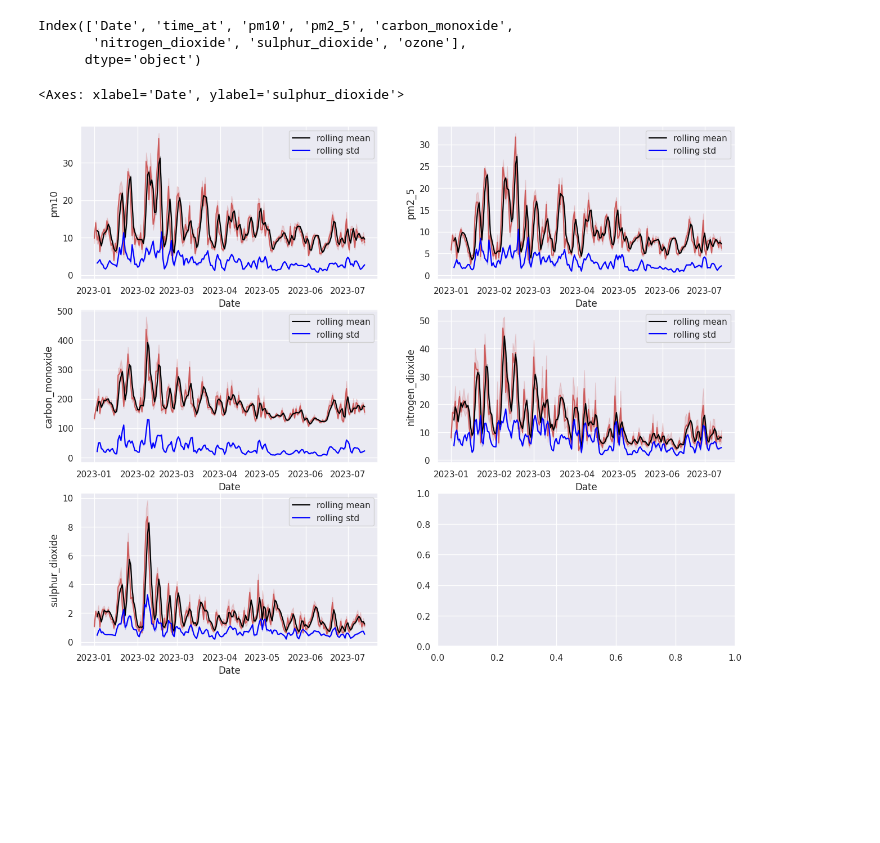
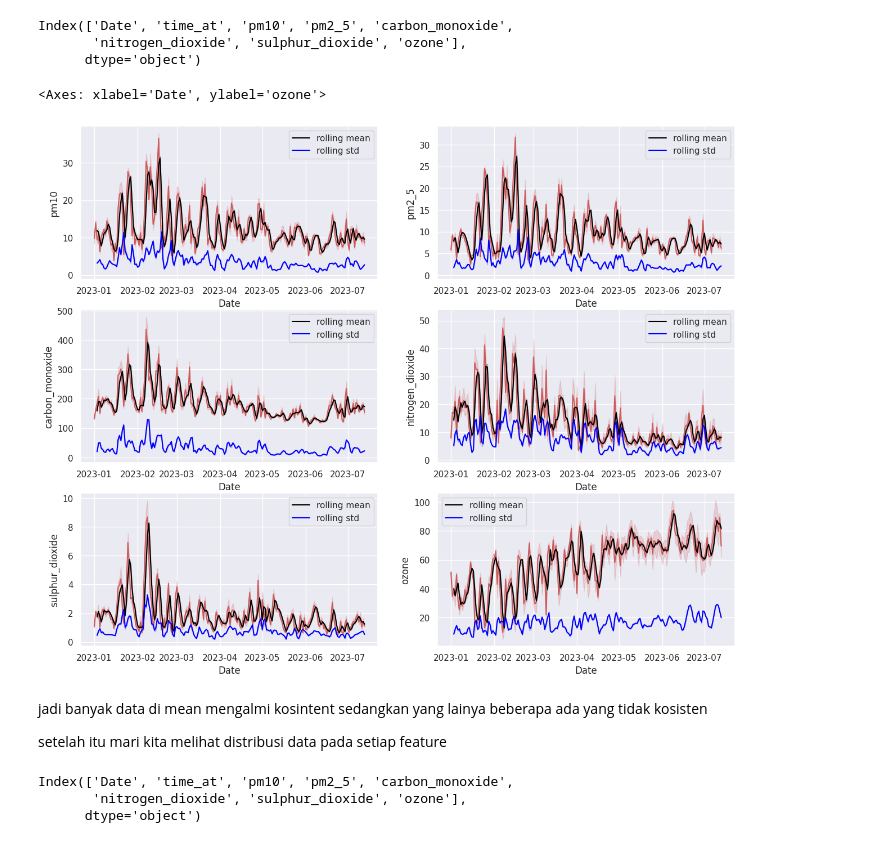
Before and after one commit to kayabaakihiko13/Scrapping_And_Analitic_OpenMeto, a Jupyter notebook: jupyter/eda.ipynb, the cells around one changed output. Saved outputs shown, nothing was run; the diff lists cells and outputs as text; code cells hidden in the pictures; blank space fills up the shorter version.

Commit message:
update: just visualisation for distribution data
``Description``
add fucking visualization and fix feature engginer :U

```diff
--- a/jupyter/eda.ipynb
+++ b/jupyter/eda.ipynb
@@ -352,35 +353,45 @@ Index(['Date', 'time_at', 'pm10', 'pm2_5', 'carbon_monoxide',
 rolling_window = 52
 
 f,ax = plt.subplots(nrows=3,ncols=2,figsize=(15,12))
 # pm10
 sns.lineplot(x=df2['Date'],y=df2['pm10'],ax=ax[0,0],color='indianred')
 sns.lineplot(x=df2['Date'],y=df2['pm10'].rolling(rolling_window).mean(),ax=ax[0,0],color='black',label='rolling mean')
 sns.lineplot(x=df2.Date, y=df2['pm10'].rolling(rolling_window).std(), ax=ax[0, 0], color='blue', label='rolling std')
 
 # pm 2_5
 sns.lineplot(x=df2['Date'],y=df2['pm2_5'],ax=ax[0,1],color='indianred')
 sns.lineplot(x=df2['Date'],y=df2['pm2_5'].rolling(rolling_window).mean(),ax=ax[0,1],color='black',label='rolling mean')
 sns.lineplot(x=df2.Date, y=df2['pm2_5'].rolling(rolling_window).std(), ax=ax[0, 1], color='blue', label='rolling std')
 
 # carbon_monoxide
 sns.lineplot(x=df2['Date'],y=df2['carbon_monoxide'],ax=ax[1, 0],color='indianred')
 sns.lineplot(x=df2['Date'],y=df2['carbon_monoxide'].rolling(rolling_window).mean(),ax=ax[1, 0],color='black',label='rolling mean')
 sns.lineplot(x=df2.Date, y=df2['carbon_monoxide'].rolling(rolling_window).std(), ax=ax[1, 0], color='blue', label='rolling std')
 
 # nitrogen_dioxide
 sns.lineplot(x=df2['Date'],y=df2['nitrogen_dioxide'],ax=ax[1, 1],color='indianred')
 sns.lineplot(x=df2['Date'],y=df2['nitrogen_dioxide'].rolling(rolling_window).mean(),ax=ax[1, 1],color='black',label='rolling mean')
 sns.lineplot(x=df2.Date, y=df2['nitrogen_dioxide'].rolling(rolling_window).std(), ax=ax[1, 1], color='blue', label='rolling std')
 
 # sulphur_dioxide
 sns.lineplot(x=df2['Date'],y=df2['sulphur_dioxide'],ax=ax[2, 0],color='indianred')
 sns.lineplot(x=df2['Date'],y=df2['sulphur_dioxide'].rolling(rolling_window).mean(),ax=ax[2, 0],color='black',label='rolling mean')
 sns.lineplot(x=df2.Date, y=df2['sulphur_dioxide'].rolling(rolling_window).std(), ax=ax[2, 0], color='blue', label='rolling std')
 
 # ozone
-sns.lineplot(x=df2['Date'],y=df2['ozone'],ax=ax[2, 0],color='indianred')
-sns.lineplot(x=df2['Date'],y=df2['ozone'].rolling(rolling_window).mean(),ax=ax[2, 0],color='black',label='rolling mean')
-sns.lineplot(x=df2.Date, y=df2['ozone'].rolling(rolling_window).std(), ax=ax[2, 0], color='blue', label='rolling std')
+sns.lineplot(x=df2['Date'],y=df2['ozone'],ax=ax[2, 1],color='indianred')
+sns.lineplot(x=df2['Date'],y=df2['ozone'].rolling(rolling_window).mean(),ax=ax[2, 1],color='black',label='rolling mean')
+sns.lineplot(x=df2.Date, y=df2['ozone'].rolling(rolling_window).std(), ax=ax[2, 1], color='blue', label='rolling std')
 # %% [output]
-<Axes: xlabel='Date', ylabel='sulphur_dioxide'>
+<Axes: xlabel='Date', ylabel='ozone'>
-[figure, old version]
+[figure, new version]
+# %% [markdown]
+jadi banyak data di mean mengalmi kosintent sedangkan yang lainya beberapa ada yang tidak kosisten
+
+setelah itu mari kita melihat distribusi data pada setiap feature
+# %%
+df2.columns
+# %% [output]
+Index(['Date', 'time_at', 'pm10', 'pm2_5', 'carbon_monoxide',
+       'nitrogen_dioxide', 'sulphur_dioxide', 'ozone'],
+      dtype='object')
```
Also changed, not shown: parts of 15 cells of this notebook.
